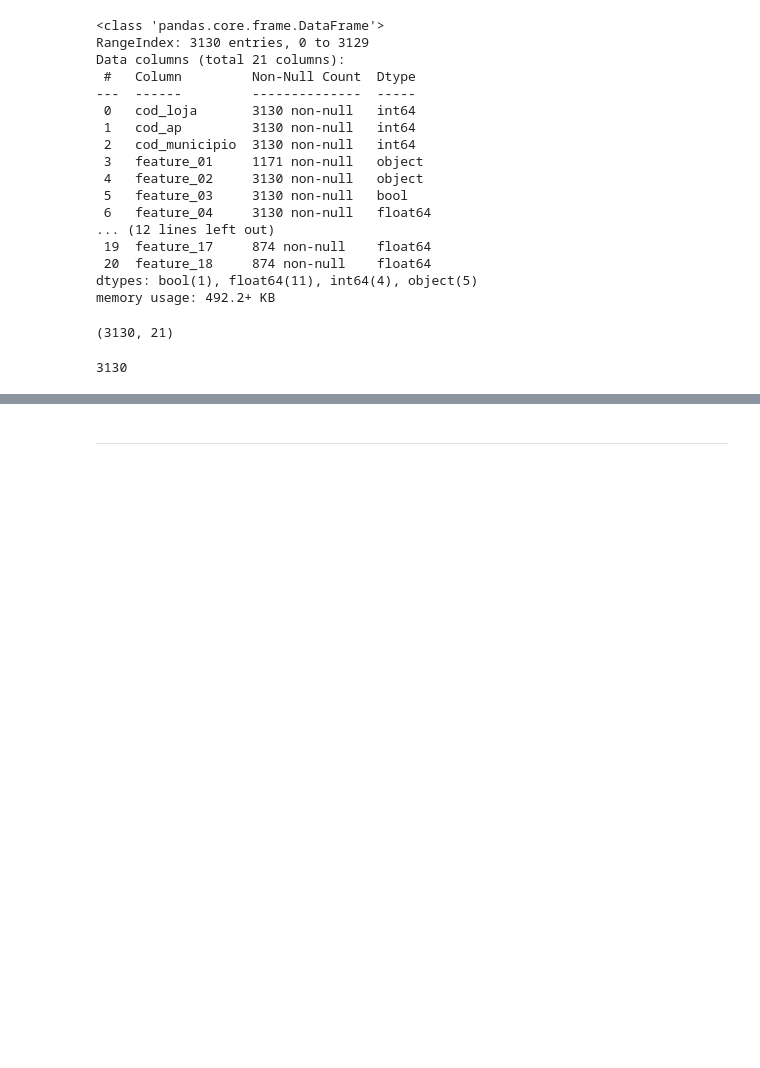
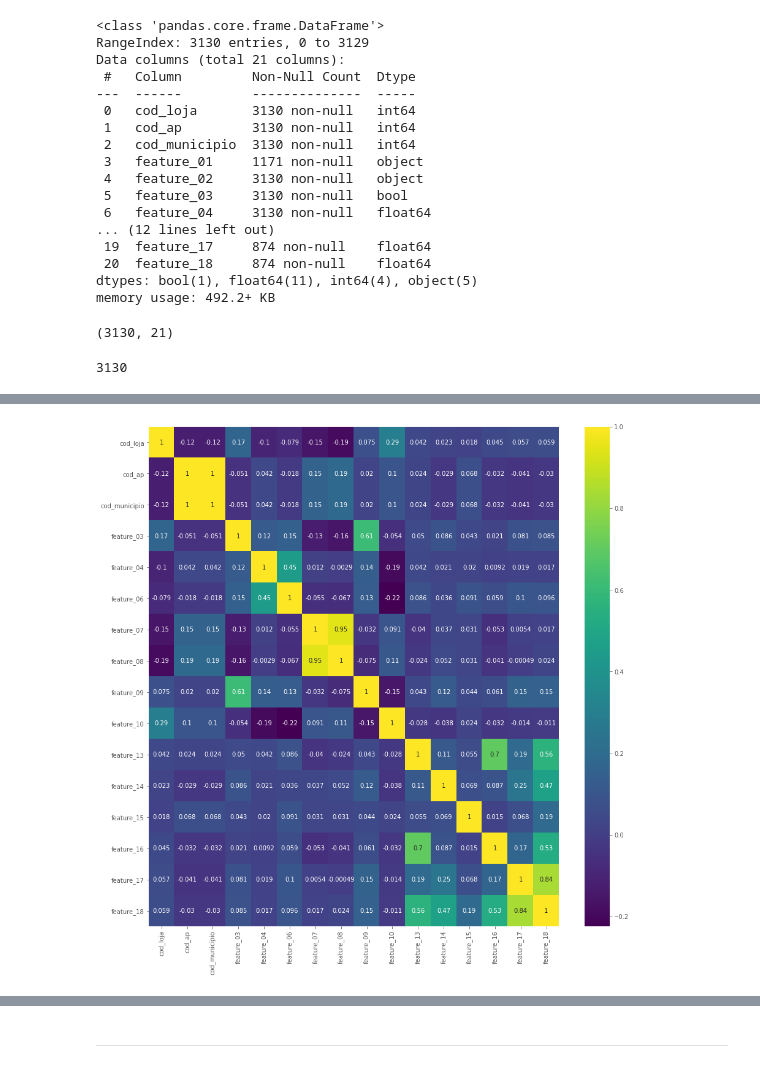
Before and after one commit to BeeData-USP/usp-vs-ufmg, a Jupyter notebook: tutss/exploration.ipynb, the cells around one changed output, grey strips where cells are left out. Cells and saved outputs as stored; diff of their text form; code cells hidden in the pictures; blank space fills up the shorter version.

```diff
--- a/tutss/exploration.ipynb
+++ b/tutss/exploration.ipynb
@@ -444,0 +491,6 @@ ljs_atual.cod_loja.nunique()
+# %%
+ljs_corr = ljs_atual.corr()
+plt.figure(figsize=(15,15))
+sns.heatmap(ljs_corr, annot=True, cmap='viridis');
+# %% [output]
+[figure, added]
```
Also changed, not shown: parts of 41 cells of this notebook.
